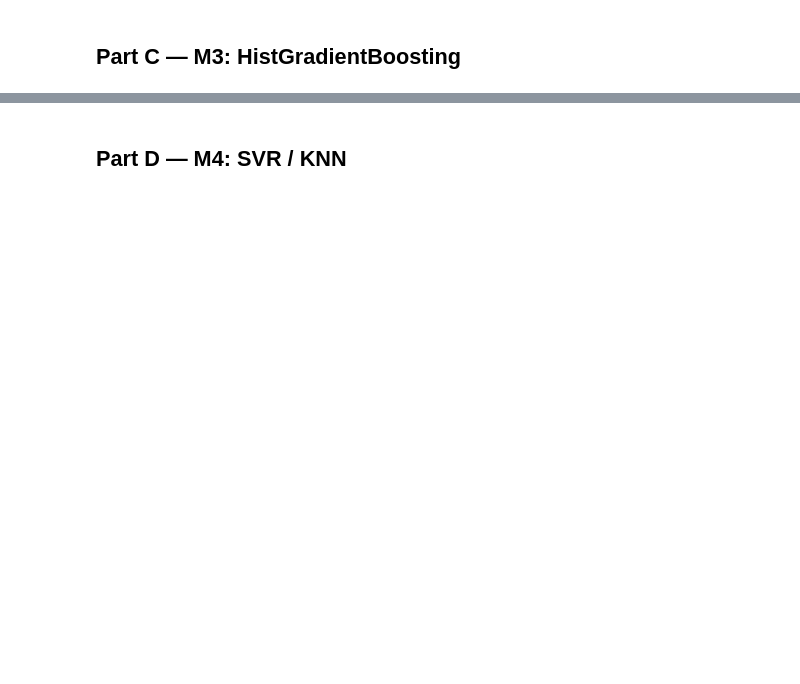
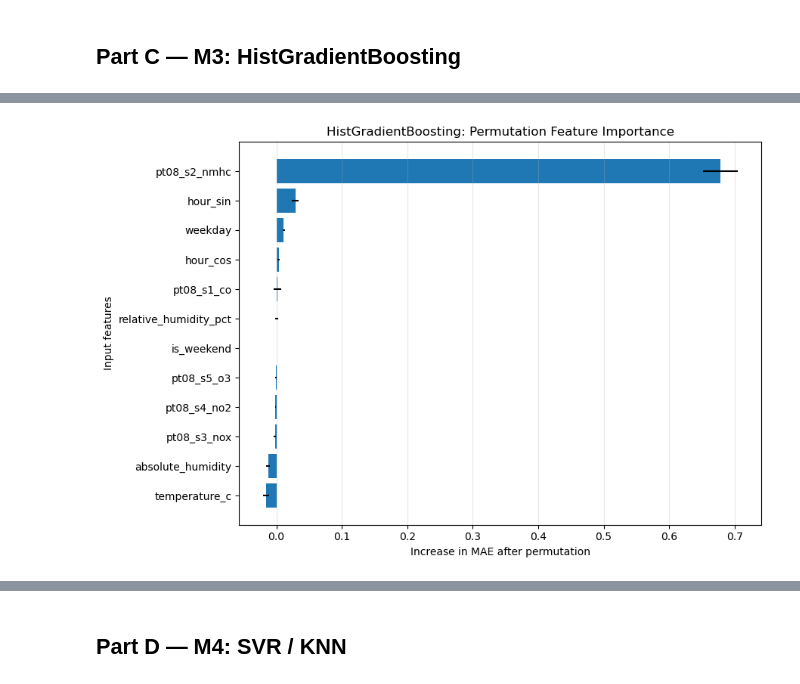
Before and after one commit to ASHTOW2102/eng5338-cw2-air-quality, a Jupyter notebook: ENG5338_CW2_notebook.ipynb, the cells around one changed output, grey strips where cells are left out. Cells and saved outputs as stored; diff of their text form; code cells hidden in the pictures; blank space fills up the shorter version.

```diff
--- a/ENG5338_CW2_notebook.ipynb
+++ b/ENG5338_CW2_notebook.ipynb
@@ -275,0 +1020,25 @@ dtype: object
+# %%
+# C.11 Permutation Feature Importance
+
+importance = permutation_importance(
+    importance_model,
+    X_importance,
+    y_importance,
+    scoring="neg_mean_absolute_error",
+    n_repeats=10,
+    random_state=42,
+    n_jobs=-1
+)
+
+importance_df = pd.DataFrame({
+    "Feature": X_train.columns,
+    "Importance": importance.importances_mean,
+    "Std": importance.importances_std
+})
+
+importance_df = importance_df.sort_values(
+    by="Importance",
+    ascending=False
+)
+
+display(importance_df)
@@ -275,0 +1059,21 @@ dtype: object
+# %%
+# C.12 Feature Importance Visualisation
+
+plt.figure(figsize=(9, 6))
+
+plt.barh(
+    importance_df["Feature"],
+    importance_df["Importance"],
+    xerr=importance_df["Std"]
+)
+
+plt.xlabel("Increase in MAE after permutation")
+plt.ylabel("Input features")
+plt.title("HistGradientBoosting: Permutation Feature Importance")
+plt.gca().invert_yaxis()
+plt.grid(axis="x", alpha=0.3)
+plt.tight_layout()
+plt.savefig("hgb_feature_importance.png", dpi=300, bbox_inches="tight")
+plt.show()
+# %% [output]
+[figure, added]
```
Also changed, not shown: parts of 80 cells of this notebook.
